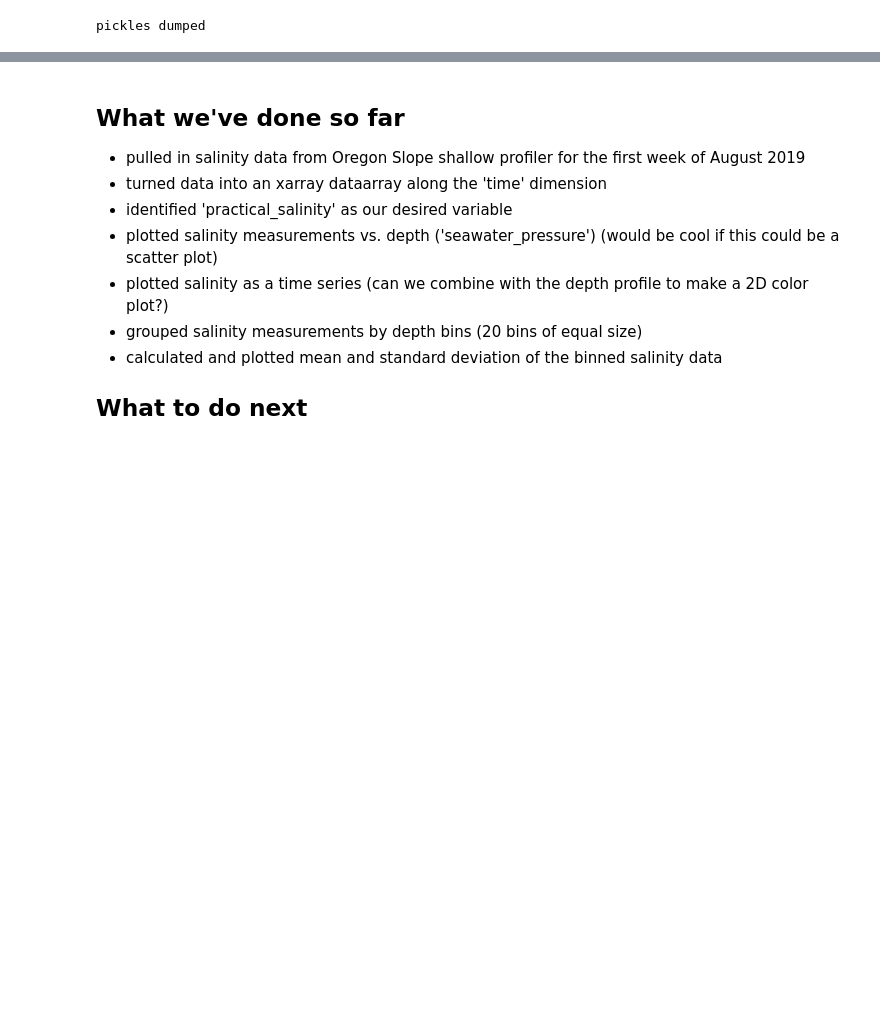
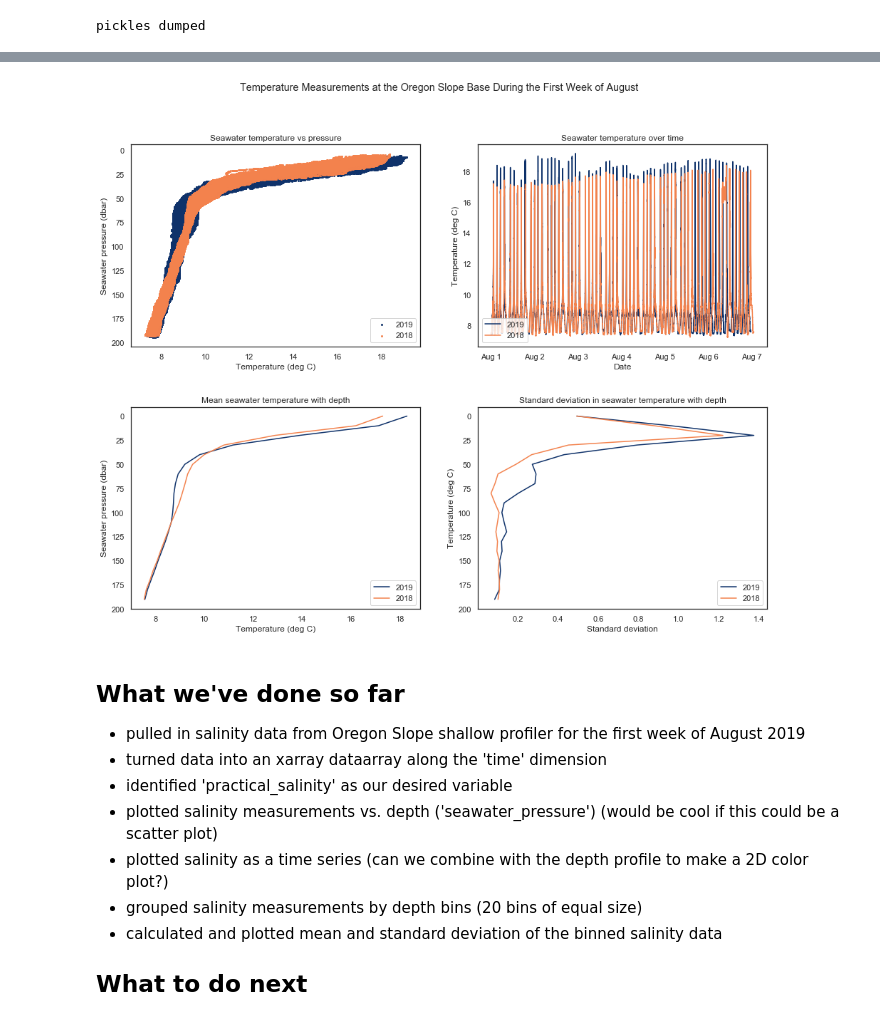
Before and after one commit to Sarah-BC/eScience-Work, a Jupyter notebook: canon-explore.ipynb, the cells around one changed output, grey strips where cells are left out. Drawn from its saved outputs; the diff is of its cells as text; code cells hidden in the pictures; blank space fills up the shorter version.

Commit message:
added seawater temp plotting

```diff
--- a/canon-explore.ipynb
+++ b/canon-explore.ipynb
@@ -479,4 +502,83 @@ plt.savefig(out_dir + '/AFTER.png')
 [figure]
+# %%
+# group 2019 temperature data
+ds = ds_2019.seawater_temperature
+ds_2019_bint = ds.groupby_bins(group = depth, bins = bin_list)
+
+# calculate stats
+ds_2019_meant = ds_2019_bint.mean()
+ds_2019_stdevt = ds_2019_bint.std()
+# %%
+# group 2018 temperature data
+ds = ds_2018.seawater_temperature
+ds_2018_bint = ds.groupby_bins(group = depth, bins = bin_list)
+
+# calculate stats
+ds_2018_meant = ds_2018_bint.mean()
+ds_2018_stdevt = ds_2018_bint.std()
+# %%
+# Make a nice plot
+
+# create fig with subplots
+fig, axes = plt.subplots(nrows=2, ncols=2, figsize=(16,12), squeeze=False)
+fig.suptitle('Temperature Measurements at the Oregon Slope Base During the First Week of August')
+plt.rc('lines', markersize=2)    # small markers for the scatter plot looks best
+plt.subplots_adjust(hspace=0.3)    # horizontal space between plots to prevent label overlap
+
+# get 2 colors from the haline colormap
+c1 = cmo.thermal(0.1)
+c2 = cmo.thermal(0.7)
+
+#ds_2019.plot.pcolormesh('time', 'seawater_pressure') # could this work?
+
+# first plot: salinity vs depth
+ax = axes[0,0]
+ax.scatter(ds_2019.seawater_temperature, ds_2019.seawater_pressure, color=c1, label=2019)
+ax.scatter(ds_2018.seawater_temperature, ds_2018.seawater_pressure, color=c2, label=2018)
+ax.invert_yaxis()    # this is the alternate to: plt.gca().invert_yaxis()
+ax.legend(loc='lower right')
+ax.set_title('Seawater temperature vs pressure')
+ax.set_xlabel('Temperature (deg C)')
+ax.set_ylabel('Seawater pressure (dbar)')
+
+# second plot: salinity vs time
+ax = axes[0,1]
+ax.plot(ds_2019.seawater_temperature, c=c1, label=2019)
+ax.plot(ds_2018.seawater_temperature, c=c2, label=2018)
+ax.legend(loc='lower left')
+ax.set_title('Seawater temperature over time')
+ax.set_xticklabels(['', 'Aug 1', 'Aug 2', 'Aug 3', 'Aug 4', 'Aug 5', 'Aug 6', 'Aug 7'])
+ax.set_xlabel('Date')
+ax.set_ylabel('Temperature (deg C)')
+#ax.invert_yaxis()    # does it make sense to invert this axis?
+
+# third plot: mean salinity over binned depth
+ax = axes[1,0]
+ax.plot(ds_2019_meant, bin_list[:-1], c=c1, label=2019)
+ax.plot(ds_2018_meant, bin_list[:-1], c=c2, label=2018)
+ax.legend(loc='lower right')
+ax.invert_yaxis()
+ax.set_title('Mean seawater temperature with depth')
+#ax.set_xticks([31,32,33,34])
+ax.set_xlabel('Temperature (deg C)')
+ax.set_yticks([0,25,50,75,100,125,150,175,200])
+ax.set_ylabel('Seawater pressure (dbar)')
+
+# fourth and final plot: standard deviation in salinity over binned depth
+ax = axes[1,1]
+ax.plot(ds_2019_stdevt, bin_list[:-1], c=c1, label=2019)
+ax.plot(ds_2018_stdevt, bin_list[:-1], c=c2, label=2018)
+ax.legend(loc='lower right')
+ax.invert_yaxis()
+ax.set_title('Standard deviation in seawater temperature with depth')
+ax.set_xlabel('Standard deviation')
+ax.set_yticks([0,25,50,75,100,125,150,175,200])
+ax.set_ylabel('Temperature (deg C)')
+
+# Save the figure to output directory
+plt.savefig(out_dir + '/summary_plot_t.png')
+# %% [output]
+[figure, added]
 # %% [markdown]
 ## What we've done so far
 
```
Also changed, not shown: parts of 15 cells of this notebook.
